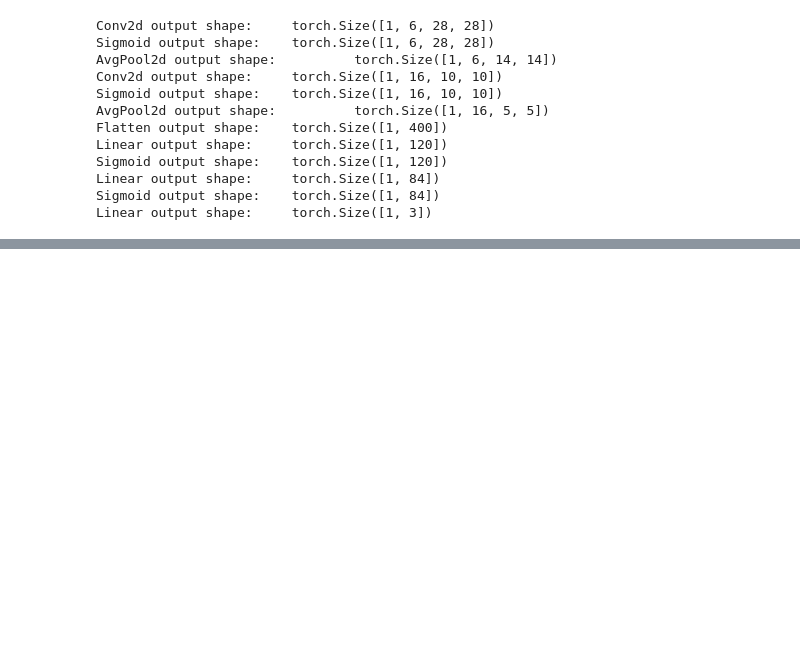
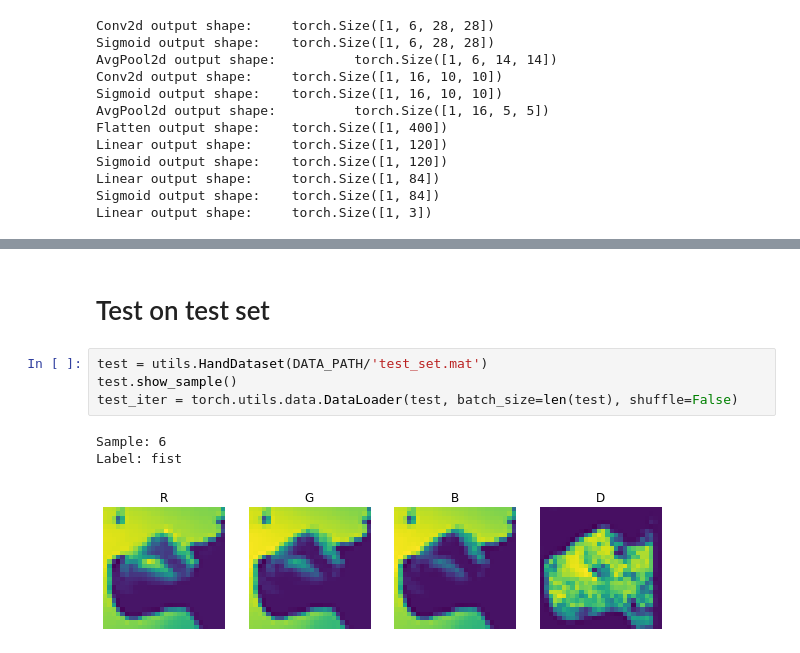
Before and after one commit to RicLincio/hand-gesture-classifier, a Jupyter notebook: python/train.ipynb, the cells around one changed output, grey strips where cells are left out. Cells and saved outputs as stored; diff of their text form; blank space fills up the shorter version.

Commit message:
Add test set prediction

```diff
--- a/python/train.ipynb
+++ b/python/train.ipynb
@@ -175,0 +194,10 @@ epoch:    9     loss:0.00434    accuracy:0.333  val-accuracy:0.333
+# %% [markdown]
+# Test on test set
+# %%
+test = utils.HandDataset(DATA_PATH/'test_set.mat')
+test.show_sample()
+test_iter = torch.utils.data.DataLoader(test, batch_size=len(test), shuffle=False)
+# %% [output]
+Sample: 6
+Label: fist
+[figure, added]
```
Also changed, not shown: parts of 4 cells of this notebook, 1 other file.
